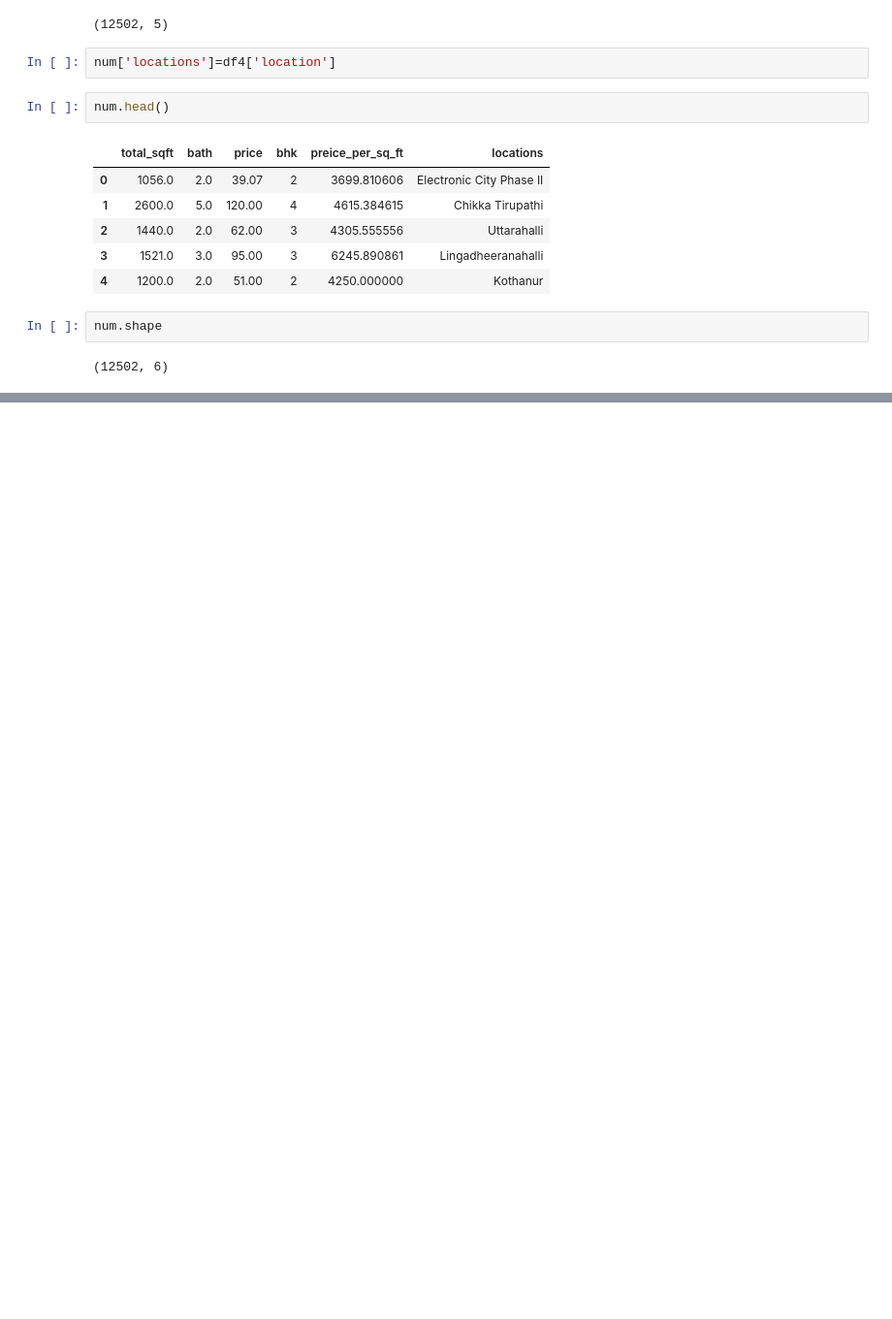
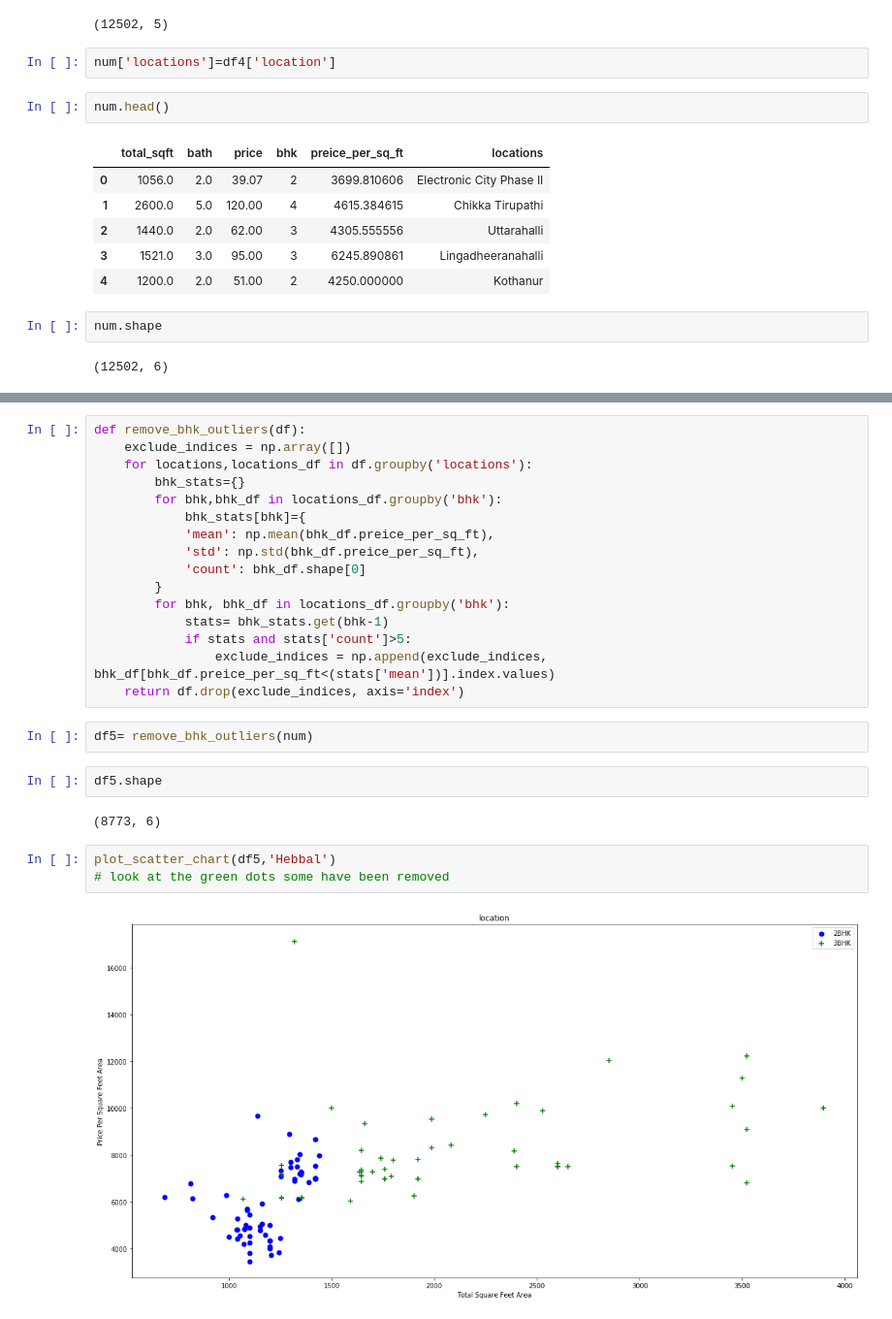
Before and after one commit to BineetaMishra/Projects, a Jupyter notebook: Liner_Regression/House_Pricing_Banglore/House_Pricing_Model.ipynb, the cells around one changed output, grey strips where cells are left out. Shown: that part at 97% size. Drawn from its saved outputs; the diff is of its cells as text; blank space fills up the shorter version.

```diff
--- a/Liner_Regression/House_Pricing_Banglore/House_Pricing_Model.ipynb
+++ b/Liner_Regression/House_Pricing_Banglore/House_Pricing_Model.ipynb
@@ -426,0 +486,27 @@ num.shape
+# %%
+def remove_bhk_outliers(df):
+    exclude_indices = np.array([])
+    for locations,locations_df in df.groupby('locations'):
+        bhk_stats={}
+        for bhk,bhk_df in locations_df.groupby('bhk'):
+            bhk_stats[bhk]={
+            'mean': np.mean(bhk_df.preice_per_sq_ft),
+            'std': np.std(bhk_df.preice_per_sq_ft),
+            'count': bhk_df.shape[0]
+        }
+        for bhk, bhk_df in locations_df.groupby('bhk'):
+            stats= bhk_stats.get(bhk-1)
+            if stats and stats['count']>5:
+                exclude_indices = np.append(exclude_indices, bhk_df[bhk_df.preice_per_sq_ft<(stats['mean'])].index.values)
+    return df.drop(exclude_indices, axis='index')
+# %%
+df5= remove_bhk_outliers(num)
+# %%
+df5.shape
+# %% [output]
+(8773, 6)
+# %%
+plot_scatter_chart(df5,'Hebbal')
+# look at the green dots some have been removed
+# %% [output]
+[figure, added]
```
Also changed, not shown: parts of 44 cells of this notebook, 6 other files.
